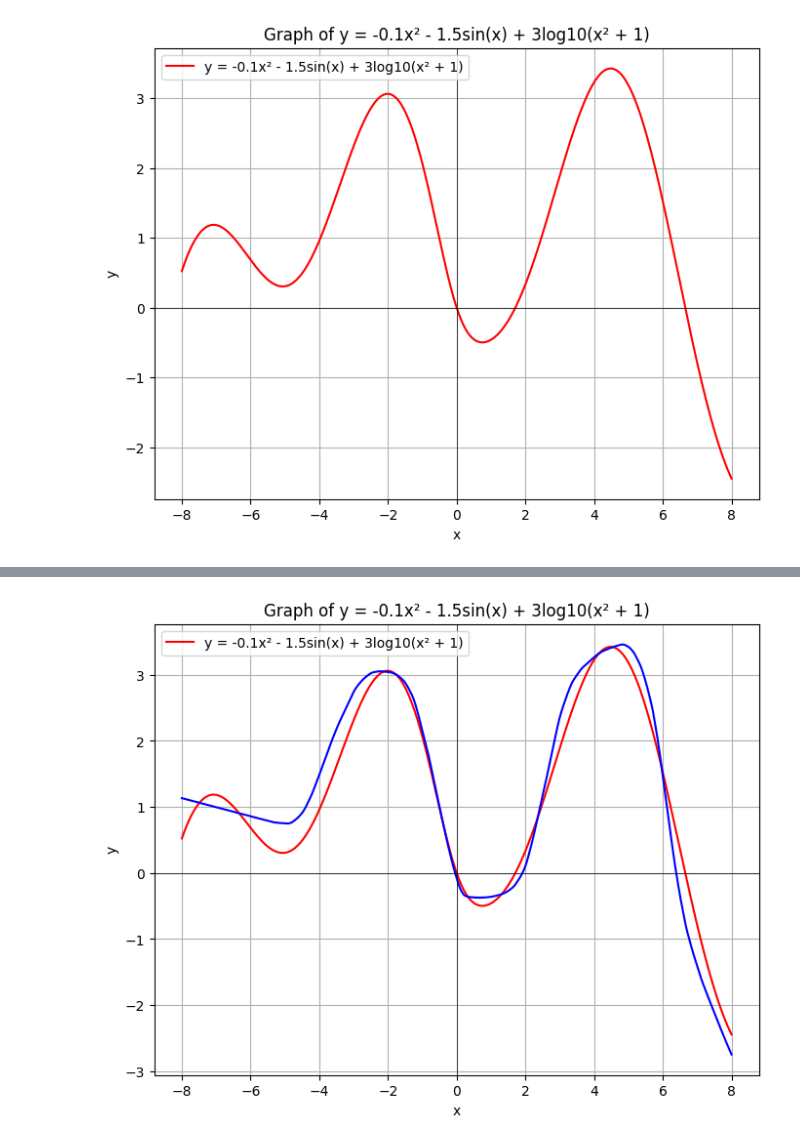
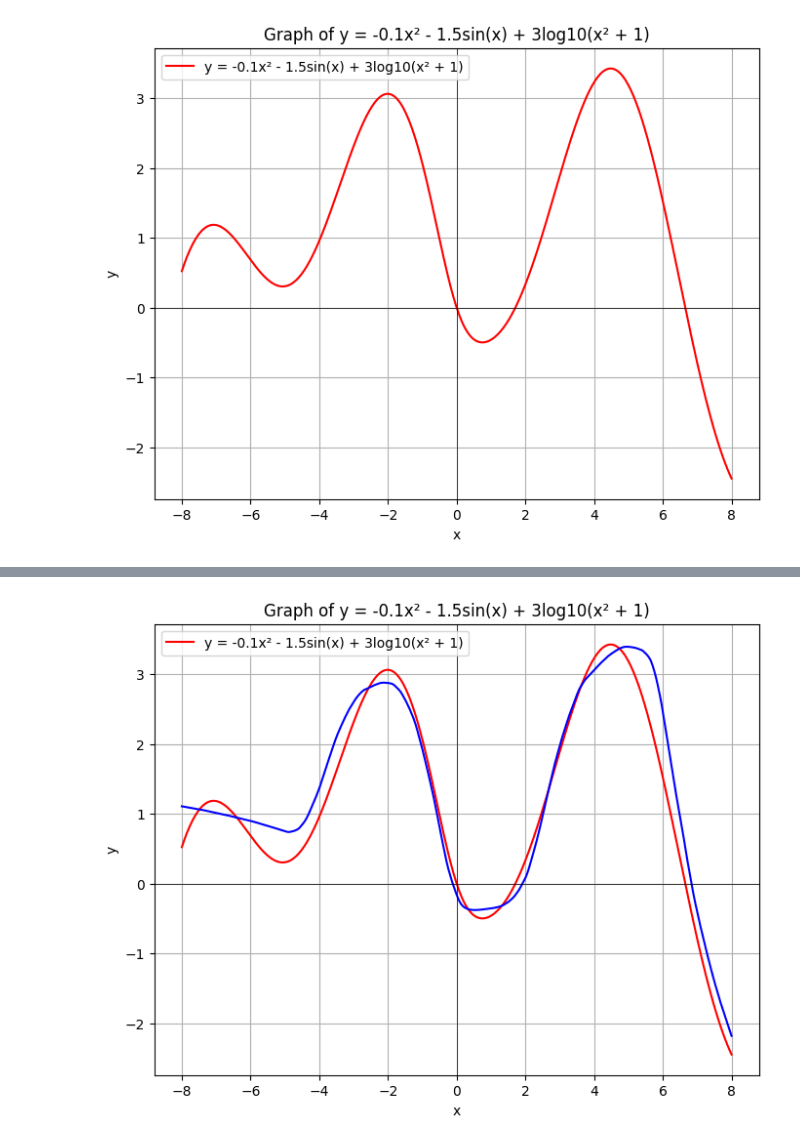
Before and after one commit to nhut-ngnn/DPL302m_Material, a Jupyter notebook: Code/EduNext_Slot2.ipynb, the cells around one changed output, grey strips where cells are left out. Saved outputs shown, nothing was run; the diff lists cells and outputs as text; code cells hidden in the pictures.

```diff
--- a/Code/EduNext_Slot2.ipynb
+++ b/Code/EduNext_Slot2.ipynb
@@ -86,9 +85,10 @@ R2: 0.9425214336950144
 # %%
-y_pred = model.predict(x)
+x_1 = np.linspace(-8, 8, 300)
+y_pred = model.predict(x_1)
 
 plt.figure(figsize=(8, 6))
 plt.plot(x, y, 'r', label="y = -0.1x² - 1.5sin(x) + 3log10(x² + 1)")
-plt.plot(x, y_pred, 'b')
+plt.plot(x_1, y_pred, 'b')
 plt.title('Graph of y = -0.1x² - 1.5sin(x) + 3log10(x² + 1)')
 plt.xlabel('x')
 plt.ylabel('y')
@@ -102 +102 @@ plt.show()
-[figure, old version]
+[figure, new version]
```
Also changed, not shown: parts of 3 cells of this notebook.
